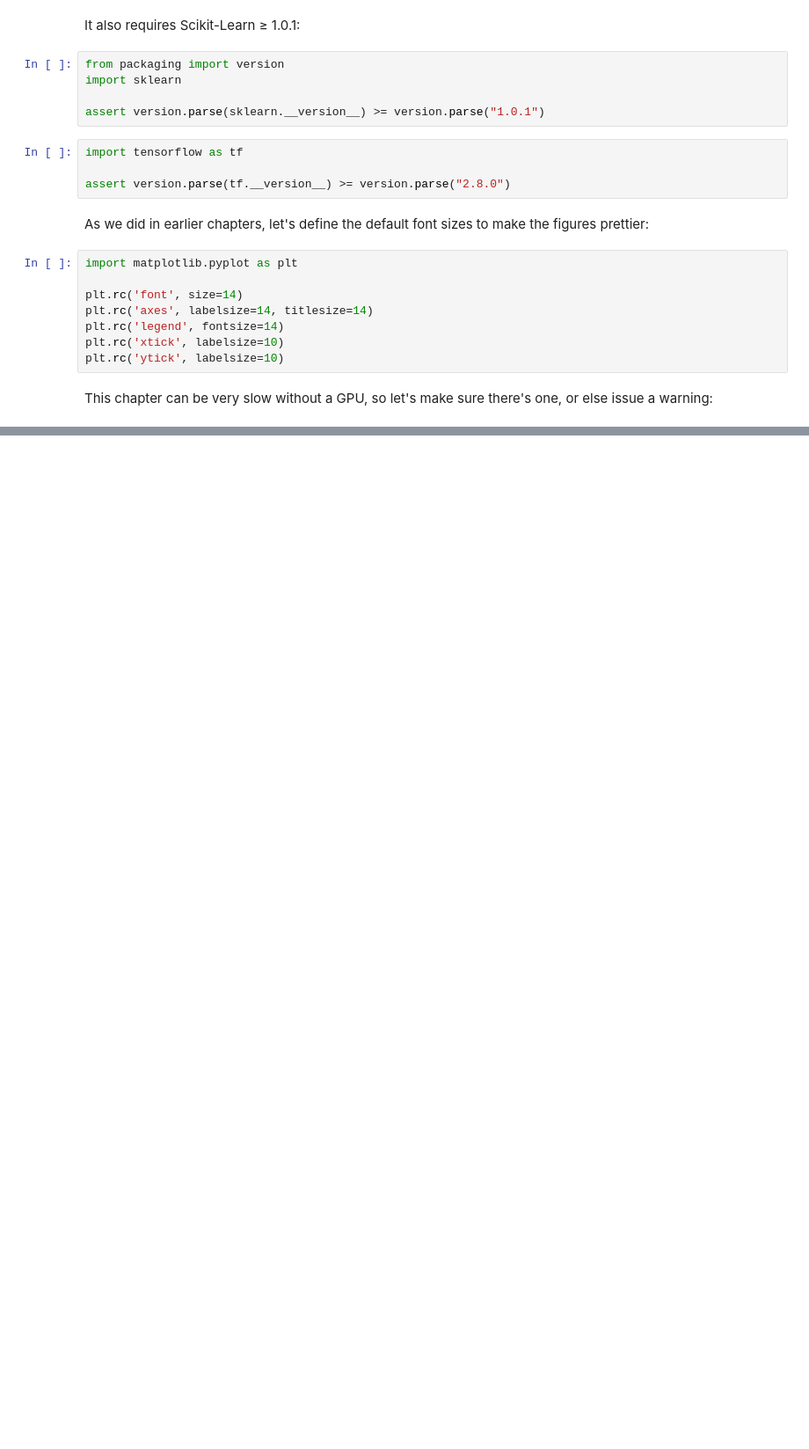
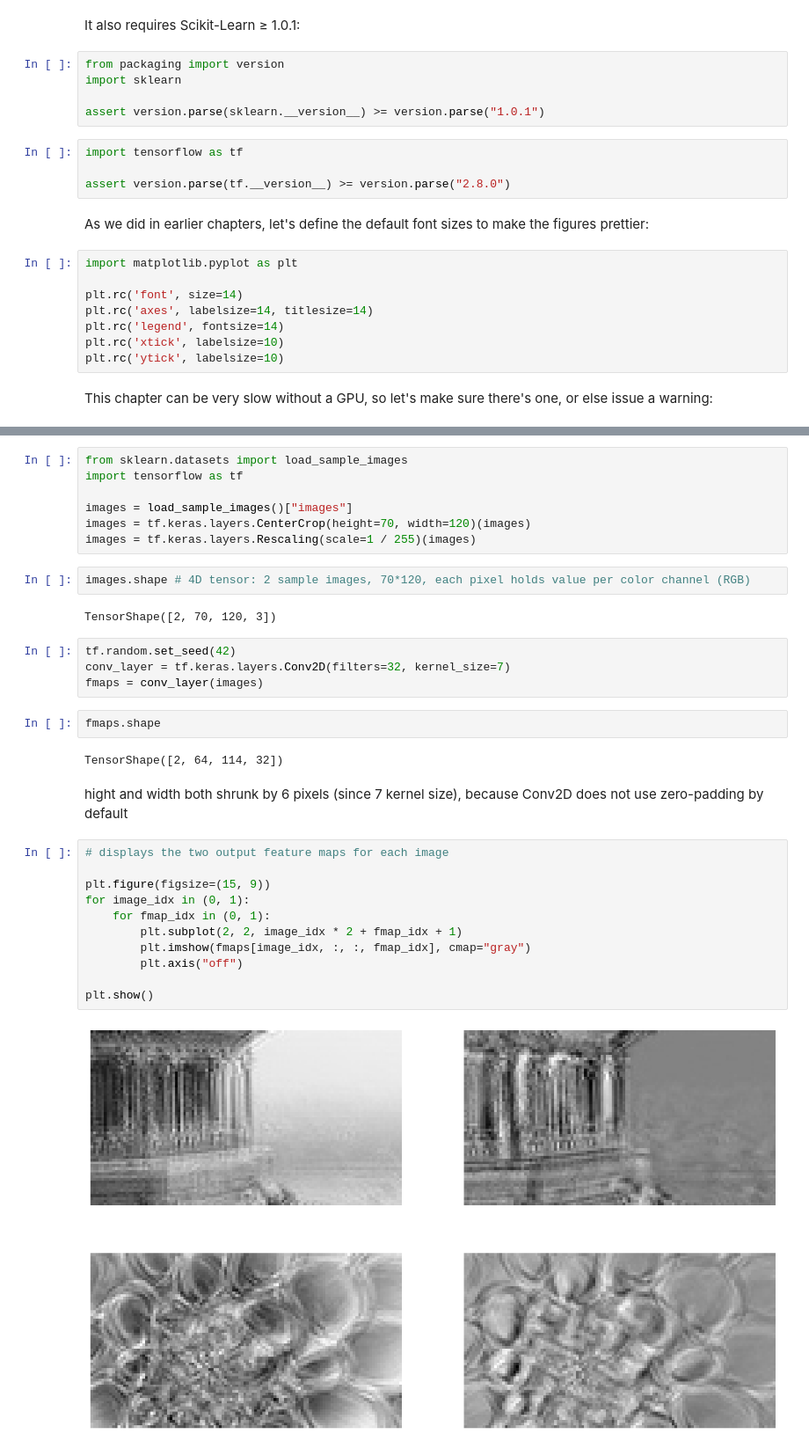
Before and after one commit to irnikesh/data-science, a Jupyter notebook: neural-network-and-deep-learning/5_deep_computer_vision_with_cnns.ipynb, the cells around one changed output, grey strips where cells are left out. Shown at 88% size. Saved outputs shown, nothing was run; the diff lists cells and outputs as text; blank space fills up the shorter version.

```diff
--- a/neural-network-and-deep-learning/5_deep_computer_vision_with_cnns.ipynb
+++ b/neural-network-and-deep-learning/5_deep_computer_vision_with_cnns.ipynb
@@ -50,0 +53,34 @@ Go to Runtime > Change runtime and select a GPU hardware accelerator.
+# %%
+from sklearn.datasets import load_sample_images
+import tensorflow as tf
+
+images = load_sample_images()["images"]
+images = tf.keras.layers.CenterCrop(height=70, width=120)(images)
+images = tf.keras.layers.Rescaling(scale=1 / 255)(images)
+# %%
+images.shape # 4D tensor: 2 sample images, 70*120, each pixel holds value per color channel (RGB)
+# %% [output]
+TensorShape([2, 70, 120, 3])
+# %%
+tf.random.set_seed(42)
+conv_layer = tf.keras.layers.Conv2D(filters=32, kernel_size=7)
+fmaps = conv_layer(images)
+# %%
+fmaps.shape
+# %% [output]
+TensorShape([2, 64, 114, 32])
+# %% [markdown]
+hight and width both shrunk by 6 pixels (since 7 kernel size), because Conv2D does not use zero-padding by default
+# %%
+# displays the two output feature maps for each image
+
+plt.figure(figsize=(15, 9))
+for image_idx in (0, 1):
+    for fmap_idx in (0, 1):
+        plt.subplot(2, 2, image_idx * 2 + fmap_idx + 1)
+        plt.imshow(fmaps[image_idx, :, :, fmap_idx], cmap="gray")
+        plt.axis("off")
+
+plt.show()
+# %% [output]
+[figure, added]
```
Also changed, not shown: parts of 3 cells of this notebook.
